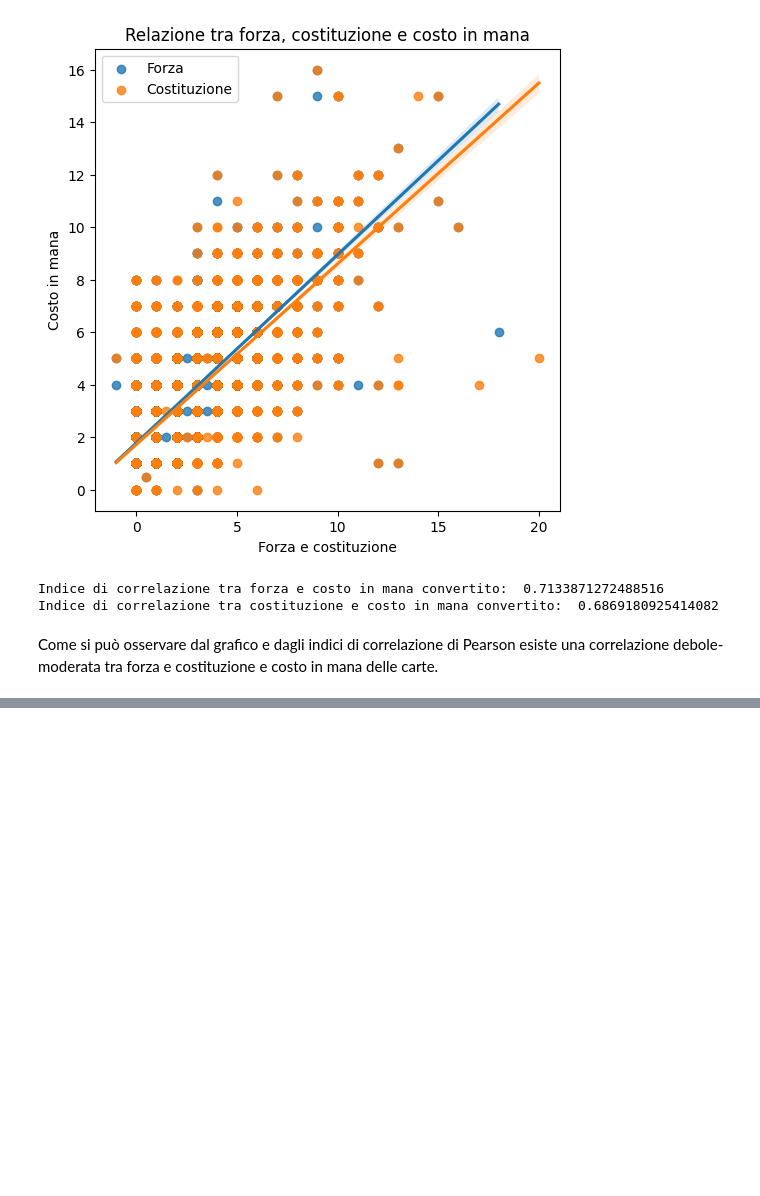
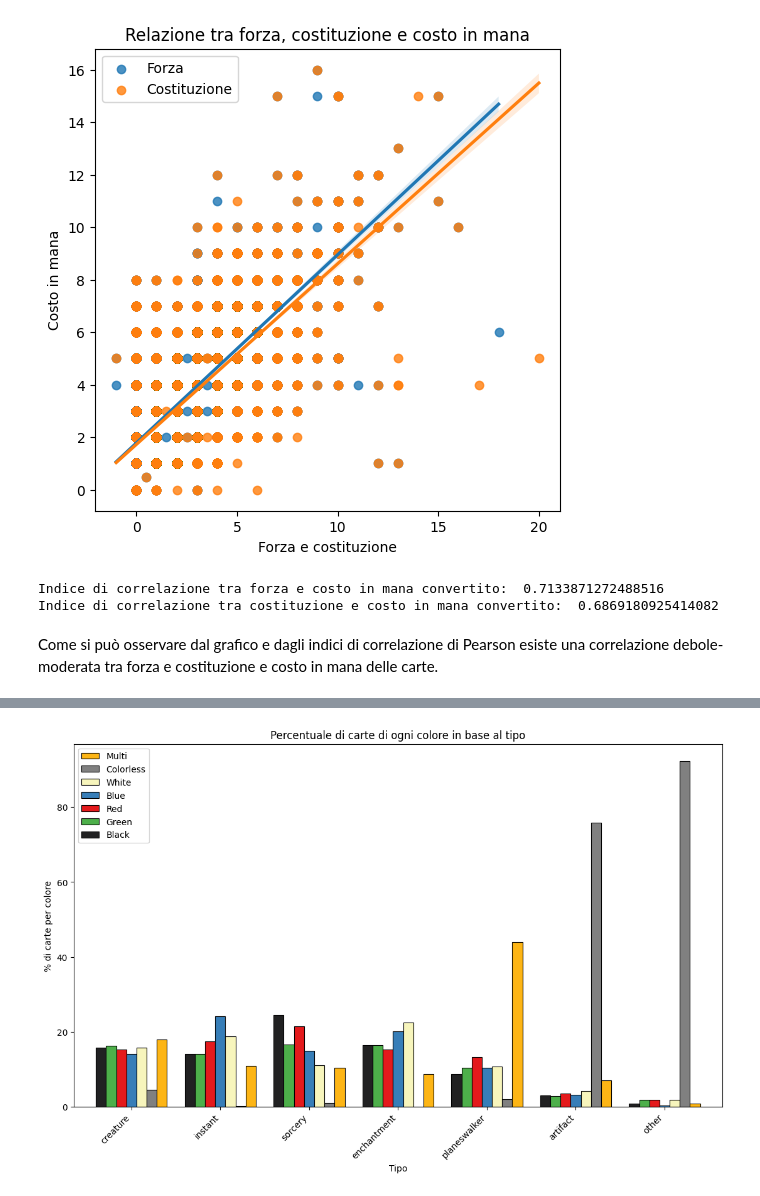
Before and after one commit to leonardosolari/SciViz-MTG, a Jupyter notebook: notebook.ipynb, the cells around one changed output, grey strips where cells are left out. Cells and saved outputs as stored; diff of their text form; code cells hidden in the pictures; blank space fills up the shorter version.

```diff
--- a/notebook.ipynb
+++ b/notebook.ipynb
@@ -1277,0 +1335,24 @@ Come si può osservare dal grafico e dagli indici di correlazione di Pearson esi
+# %%
+# calcolo le percentuali per ogni riga
+row_sums = dfByType.sum(axis=1)
+percentages = (dfByType.T / row_sums).T * 100
+
+# creo il grouped bar chart
+colors = ['#212122', '#4daf4a', '#e41a1c', '#377eb8','#f7f5bc','#808080','#fdb515']
+fig, ax = plt.subplots(figsize=(13.33, 7.5))
+percentages.plot(kind='bar', ax=ax, color=colors, width=0.8, edgecolor='black', linewidth=0.8)
+
+# imposto i titoli degli assi e della figura
+ax.set_xlabel('Tipo')
+ax.set_ylabel('% di carte per colore')
+ax.set_title('Percentuale di carte di ogni colore in base al tipo')
+
+# aggiungo la legenda
+handles, labels = ax.get_legend_handles_labels()
+ax.legend(reversed(handles), reversed(labels), loc='upper left')
+
+plt.xticks(rotation=45, ha='right')
+
+plt.show()
+# %% [output]
+[figure, added]
```
Also changed, not shown: parts of 5 cells of this notebook, 12 other files.
